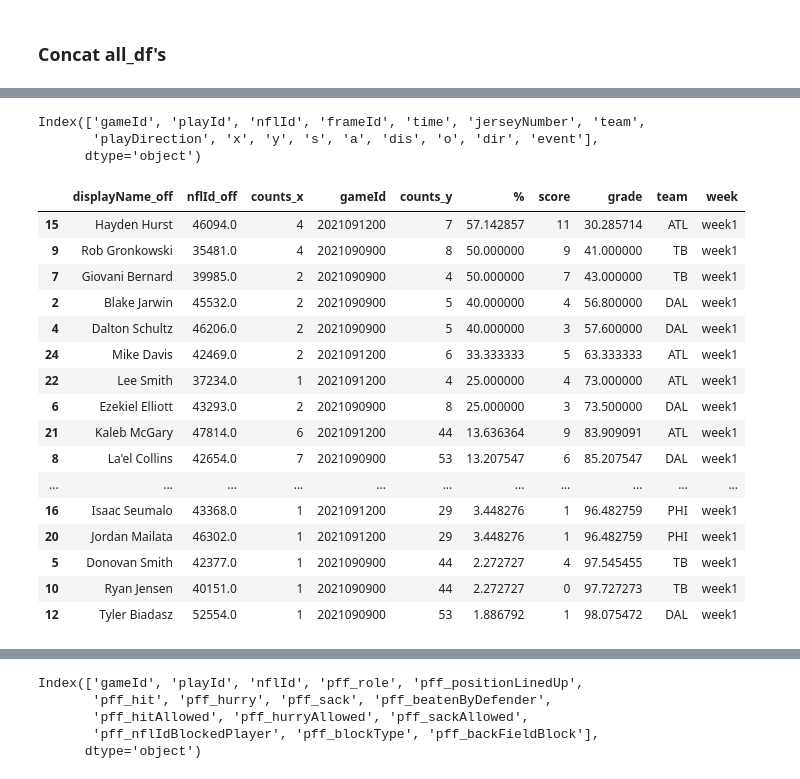
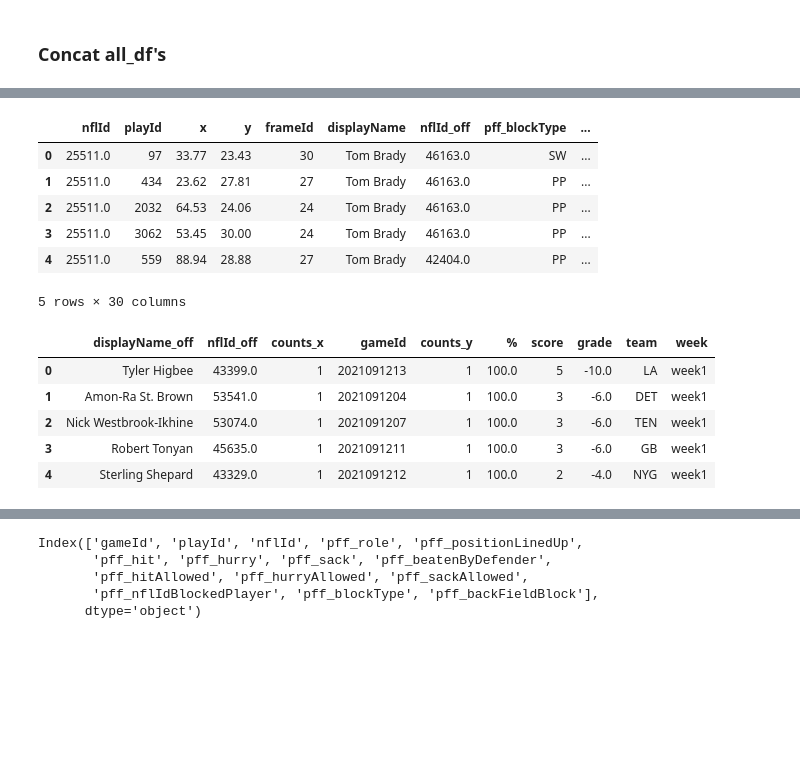
Before and after one commit to djdawkins/NFLdataBowl, a Jupyter notebook: main.ipynb, the cells around one changed output, grey strips where cells are left out. Drawn from its saved outputs; the diff is of its cells as text; code cells hidden in the pictures; blank space fills up the shorter version.

```diff
--- a/main.ipynb
+++ b/main.ipynb
@@ -254,8 +258,10 @@ import plotly.graph_objects as go
 ### Read In csv's
 # %%
 # Read In csvs
-games = pd.read_csv("nfl-big-data-bowl-2023/games.csv")
-plays = pd.read_csv("nfl-big-data-bowl-2023/plays.csv")
-players = pd.read_csv("nfl-big-data-bowl-2023/players.csv")
-week1 = pd.read_csv("nfl-big-data-bowl-2023/week1.csv")
-pffScoutingData = pd.read_csv("nfl-big-data-bowl-2023/pffScoutingData.csv")
+games = pd.read_csv("./data/games.csv")
+plays = pd.read_csv("./data/plays.csv")
+players = pd.read_csv("./data/players.csv")
+week1 = pd.read_csv("./data/week1.csv")
+# week1_copy = pd.read_csv("./data/week1 copy.csv")
+pffScoutingData = pd.read_csv("./data/pffScoutingData.csv")
+# pffScoutingData = pd.read_csv("./data/pffScoutingData copy.csv")
@@ -330,6 +371,8 @@ def get_focused_df(joined_all, gameId_num):
 # %%
 def get_od_line_df(focused_df):
     o_line_df = focused_df[~(focused_df.pff_blockType.isna())][['nflId', 'playId', 'pff_blockType', 'pff_nflIdBlockedPlayer', 'x', 'y', 'frameId', 'displayName']]
+    o_line_df = o_line_df[o_line_df.pff_blockType != 'CH'][['nflId', 'playId', 'pff_blockType', 'pff_nflIdBlockedPlayer', 'x', 'y', 'frameId', 'displayName']]
+    # o_line_df = focused_df[~(focused_df.pff_blockType.isna())][['nflId', 'playId', 'pff_blockType', 'pff_nflIdBlockedPlayer', 'x', 'y', 'frameId', 'displayName']]
     d_line_df = focused_df[focused_df.pff_role == 'Pass Rush'][['nflId', 'playId', 'x', 'y', 'frameId', 'displayName']]
     return o_line_df, d_line_df
 # %% [markdown]
@@ -570,6 +613,7 @@ def get_beat_perc(full_df, full_beat_df):
 # %%
 def score_o_player(full_df_merge, full_df_beat):
     score_df_list = []
+    player_df_list = []
     o_player_list = list(full_df_merge.displayName_off.values)
 
     for player in o_player_list:
@@ -588,10 +632,12 @@ def score_o_player(full_df_merge, full_df_beat):
 
         # player_df
         score_df_list.append(player_grade_df)
+        player_df_list.append(player_df)
 
         score_df = pd.concat(score_df_list, axis=0, ignore_index=True)
+        all_player_df = pd.concat(player_df_list, axis=0, ignore_index=True)
 
-    return score_df
+    return score_df, all_player_df
 
 # player_df.head()
 # %% [markdown]
@@ -613,13 +659,16 @@ indc_framId_num = 30
 game_df_list = []
 game_df_beat_list = []
 o_grade_book_list = []
+full_all_player_df_list = []
 
 # List of gameIds
 gameId_list = list(joined_all.gameId.unique())
 
 # Iterate through each game, then each play
-for gameId_num in gameId_list[0:2]:
+for gameId_num in gameId_list:
     print(gameId_num)
+
+    # Filters the joined_all df by the gameId_num
     focused_df = get_focused_df(joined_all, gameId_num)
     # print(focused_df.head())
 
@@ -665,7 +714,7 @@ for gameId_num in gameId_list[0:2]:
     beat_perc_df = get_beat_perc(game_df, game_df_beat)
     # print(beat_perc_df.head(10))
 
-    score_df = score_o_player(beat_perc_df, game_df_beat)
+    score_df, all_player_df = score_o_player(beat_perc_df, game_df_beat)
     # print(score_df.head(10))
 
     o_grade_book = grade_o_game(beat_perc_df, score_df)
@@ -674,5 +723,6 @@ for gameId_num in gameId_list[0:2]:
     # game_df_beat_list.append(game_df_beat)
 
     o_grade_book_list.append(o_grade_book)
+    full_all_player_df_list.append(all_player_df)
 # %% [output]
 2021090900
@@ -680,33 +745,39 @@ for gameId_num in gameId_list[0:2]:
-# %%
-week1.columns
-# %% [output]
-Index(['gameId', 'playId', 'nflId', 'frameId', 'time', 'jerseyNumber', 'team',
-       'playDirection', 'x', 'y', 's', 'a', 'dis', 'o', 'dir', 'event'],
-      dtype='object')
+# %%
+full_all_player_df = pd.concat(full_all_player_df_list, axis=0, ignore_index=True)
+
+# Adding team and week column to the df
+full_all_player_df['team'] = full_all_player_df['nflId_off'].map(week1.drop_duplicates('nflId').set_index('nflId')['team'])
+full_all_player_df['week'] = 'week1'
+# full_all_player_df.sort_values(by='grade', inplace=True)
+
+# Removing PA playIds
+pa_palyId_list = list(full_all_player_df[full_all_player_df.pff_blockType == "PA"].playId.unique())
+full_all_player_df = full_all_player_df[~(full_all_player_df.playId.isin(pa_palyId_list))]
+
+full_all_player_df.head()
+# %% [output]
+|  | nflId | playId | x | y | frameId | displayName | nflId_off | pff_blockType | ... |
+| 0 | 25511.0 | 97 | 33.77 | 23.43 | 30 | Tom Brady | 46163.0 | SW | ... |
+| 1 | 25511.0 | 434 | 23.62 | 27.81 | 27 | Tom Brady | 46163.0 | PP | ... |
+| 2 | 25511.0 | 2032 | 64.53 | 24.06 | 24 | Tom Brady | 46163.0 | PP | ... |
+| 3 | 25511.0 | 3062 | 53.45 | 30.00 | 24 | Tom Brady | 46163.0 | PP | ... |
+| 4 | 25511.0 | 559 | 88.94 | 28.88 | 27 | Tom Brady | 42404.0 | PP | ... |
+5 rows × 30 columns
 # %%
 full_df = pd.concat(o_grade_book_list, axis=0, ignore_index=True)
 
+# Adding team and week column to the df
 full_df['team'] = full_df['nflId_off'].map(week1.drop_duplicates('nflId').set_index('nflId')['team'])
 full_df['week'] = 'week1'
 full_df.sort_values(by='grade', inplace=True)
+full_df.reset_index(drop=True, inplace=True)
 
-full_df
+full_df.head()
 # %% [output]
 |  | displayName_off | nflId_off | counts_x | gameId | counts_y | % | score | grade | team | week |
-| 15 | Hayden Hurst | 46094.0 | 4 | 2021091200 | 7 | 57.142857 | 11 | 30.285714 | ATL | week1 |
-| 9 | Rob Gronkowski | 35481.0 | 4 | 2021090900 | 8 | 50.000000 | 9 | 41.000000 | TB | week1 |
-| 7 | Giovani Bernard | 39985.0 | 2 | 2021090900 | 4 | 50.000000 | 7 | 43.000000 | TB | week1 |
-| 2 | Blake Jarwin | 45532.0 | 2 | 2021090900 | 5 | 40.000000 | 4 | 56.800000 | DAL | week1 |
-| 4 | Dalton Schultz | 46206.0 | 2 | 2021090900 | 5 | 40.000000 | 3 | 57.600000 | DAL | week1 |
-| 24 | Mike Davis | 42469.0 | 2 | 2021091200 | 6 | 33.333333 | 5 | 63.333333 | ATL | week1 |
-| 22 | Lee Smith | 37234.0 | 1 | 2021091200 | 4 | 25.000000 | 4 | 73.000000 | ATL | week1 |
-| 6 | Ezekiel Elliott | 43293.0 | 2 | 2021090900 | 8 | 25.000000 | 3 | 73.500000 | DAL | week1 |
-| 21 | Kaleb McGary | 47814.0 | 6 | 2021091200 | 44 | 13.636364 | 9 | 83.909091 | ATL | week1 |
-| 8 | La'el Collins | 42654.0 | 7 | 2021090900 | 53 | 13.207547 | 6 | 85.207547 | DAL | week1 |
-| ... | ... | ... | ... | ... | ... | ... | ... | ... | ... | ... |
-| 16 | Isaac Seumalo | 43368.0 | 1 | 2021091200 | 29 | 3.448276 | 1 | 96.482759 | PHI | week1 |
-| 20 | Jordan Mailata | 46302.0 | 1 | 2021091200 | 29 | 3.448276 | 1 | 96.482759 | PHI | week1 |
-| 5 | Donovan Smith | 42377.0 | 1 | 2021090900 | 44 | 2.272727 | 4 | 97.545455 | TB | week1 |
-| 10 | Ryan Jensen | 40151.0 | 1 | 2021090900 | 44 | 2.272727 | 0 | 97.727273 | TB | week1 |
-| 12 | Tyler Biadasz | 52554.0 | 1 | 2021090900 | 53 | 1.886792 | 1 | 98.075472 | DAL | week1 |
+| 0 | Tyler Higbee | 43399.0 | 1 | 2021091213 | 1 | 100.0 | 5 | -10.0 | LA | week1 |
+| 1 | Amon-Ra St. Brown | 53541.0 | 1 | 2021091204 | 1 | 100.0 | 3 | -6.0 | DET | week1 |
+| 2 | Nick Westbrook-Ikhine | 53074.0 | 1 | 2021091207 | 1 | 100.0 | 3 | -6.0 | TEN | week1 |
+| 3 | Robert Tonyan | 45635.0 | 1 | 2021091211 | 1 | 100.0 | 3 | -6.0 | GB | week1 |
+| 4 | Sterling Shepard | 43329.0 | 1 | 2021091212 | 1 | 100.0 | 2 | -4.0 | NYG | week1 |
 # %%
```
Also changed, not shown: parts of 11 cells of this notebook.
